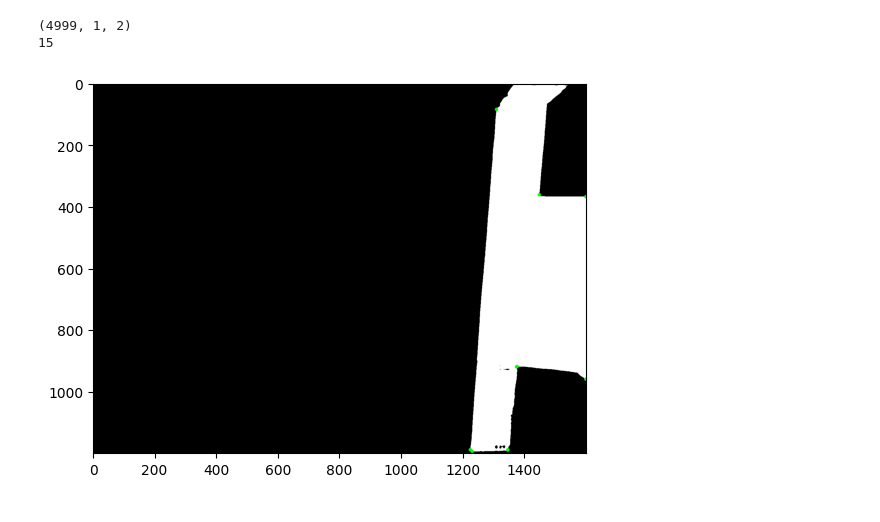
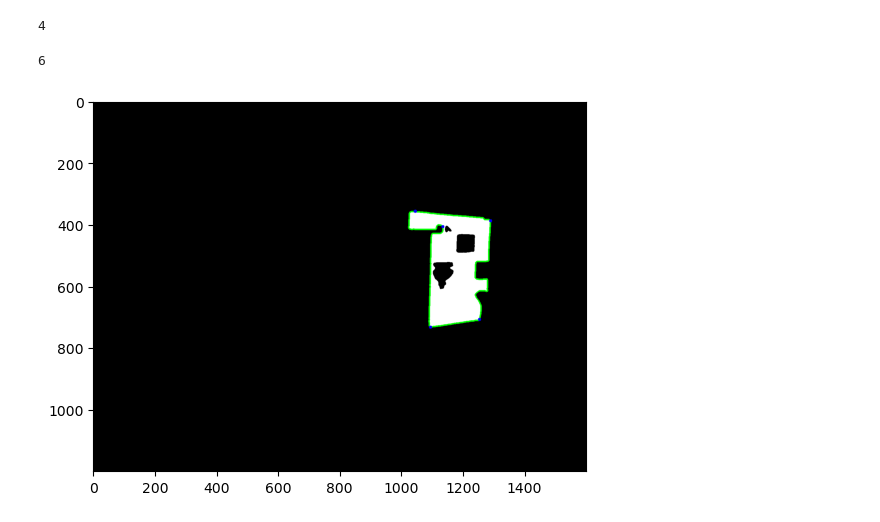
Before and after one commit to Karan-00-11/mfs, a Jupyter notebook: overlaying/exp2.ipynb, the cells around one changed output. Cells and saved outputs as stored; diff of their text form; code cells hidden in the pictures.

Commit message:
picked 2 peak pts, has some hope

```diff
--- a/overlaying/exp2.ipynb
+++ b/overlaying/exp2.ipynb
@@ -145,7 +106,15 @@ def remove_dup_pts(pp):
+# %%
+USER_IMG = 'img8'
+
+all_mask_paths = "../inputs/masks/{}".format(USER_IMG)
+all_masks = read_imgs(all_mask_paths)
+print(len(all_masks))
+# %% [output]
+4
 # %%
-peak_pts = find_peak_points(all_masks[3]).reshape([-1, 2])
+mask = all_masks[3]
+peak_pts = find_peak_points(mask).reshape([-1, 2])
 print(len(peak_pts))
 # %% [output]
-(4999, 1, 2)
-15
+6
-[figure, old version]
+[figure, new version]
```
Also changed, not shown: parts of 13 cells of this notebook.
